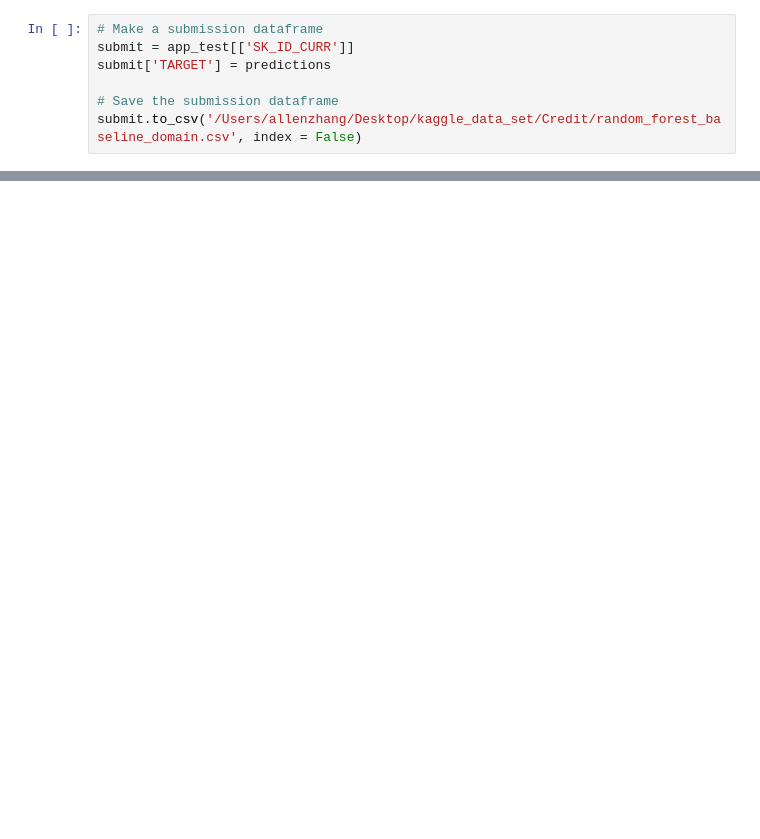
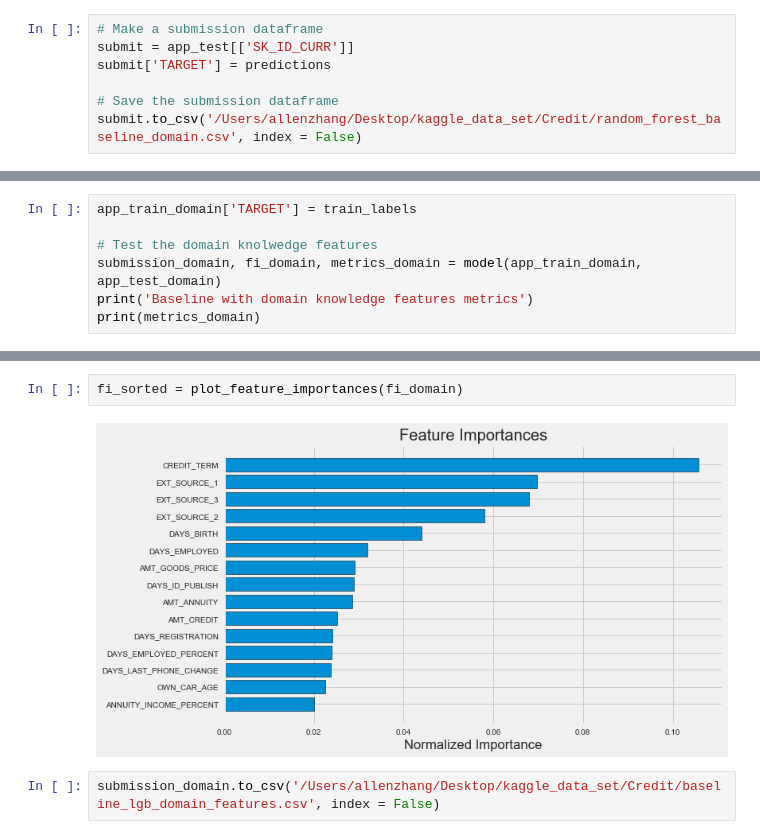
Before and after one commit to allenzdd/Kaggle, a Jupyter notebook: Credit/Credit_exercise.ipynb, the cells around one changed output, grey strips where cells are left out. Saved outputs shown, nothing was run; the diff lists cells and outputs as text; blank space fills up the shorter version.

```diff
--- a/Credit/Credit_v1.ipynb
+++ b/Credit/Credit_exercise.ipynb
@@ -806,0 +1066,7 @@ submit.to_csv('/Users/allenzhang/Desktop/kaggle_data_set/Credit/random_forest_ba
+# %%
+app_train_domain['TARGET'] = train_labels
+
+# Test the domain knolwedge features
+submission_domain, fi_domain, metrics_domain = model(app_train_domain, app_test_domain)
+print('Baseline with domain knowledge features metrics')
+print(metrics_domain)
@@ -806,0 +1091,6 @@ submit.to_csv('/Users/allenzhang/Desktop/kaggle_data_set/Credit/random_forest_ba
+# %%
+fi_sorted = plot_feature_importances(fi_domain)
+# %% [output]
+[figure, added]
+# %%
+submission_domain.to_csv('/Users/allenzhang/Desktop/kaggle_data_set/Credit/baseline_lgb_domain_features.csv', index = False)
```
Also changed, not shown: parts of 11 cells of this notebook.
